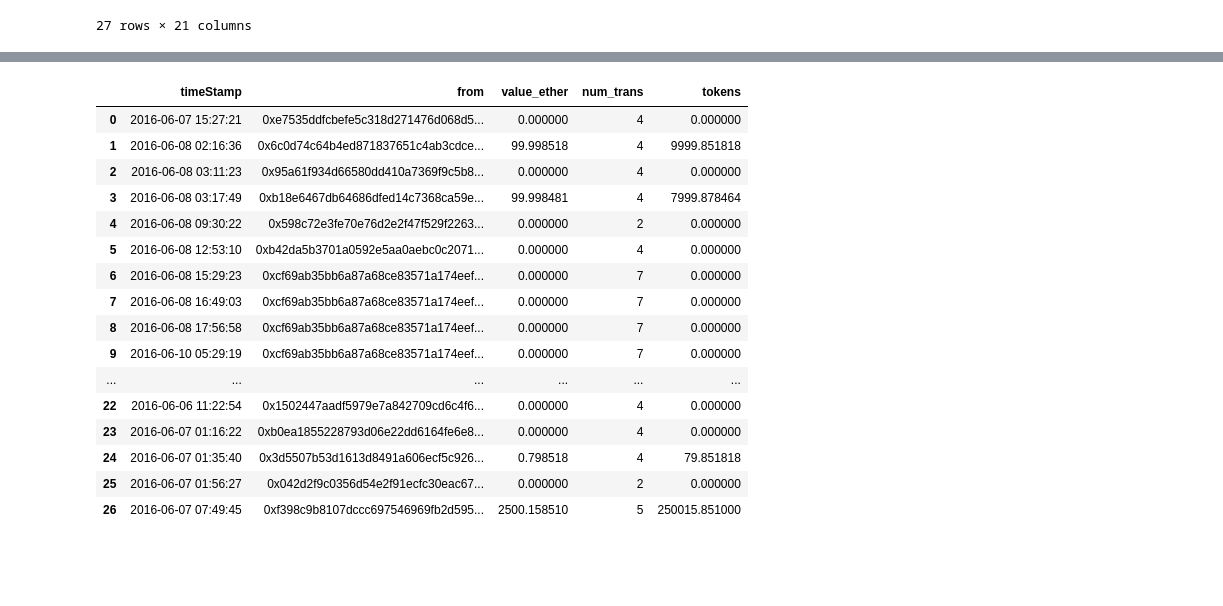
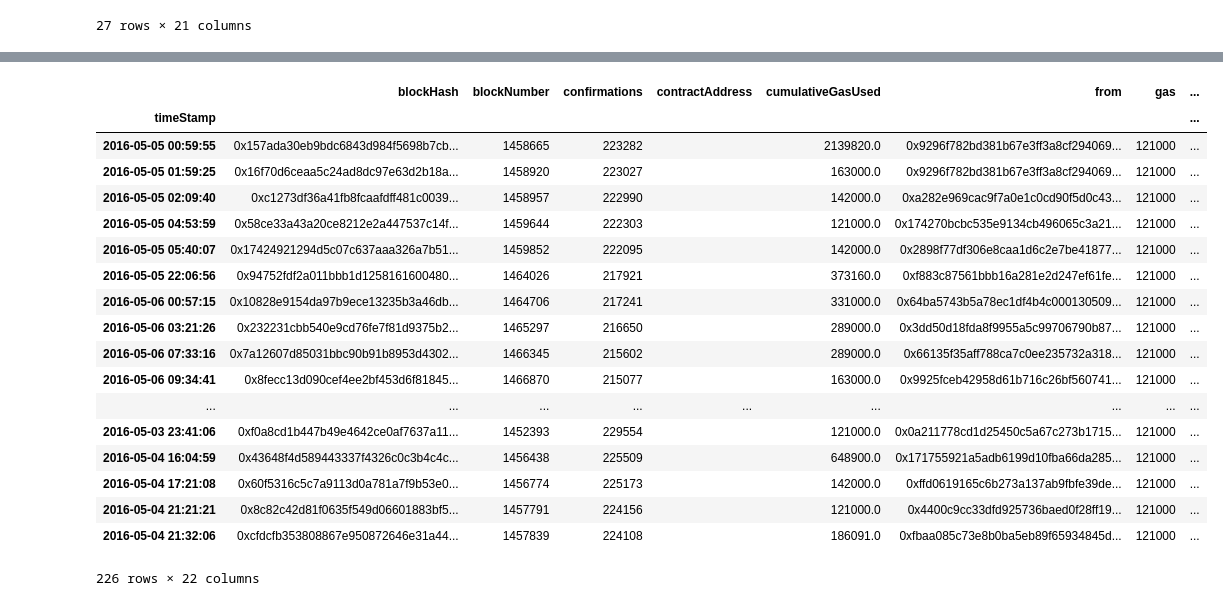
Before and after one commit to corpetty/TBP_metrics, a Jupyter notebook: various_visualizations/dao_transactions/DAO function calls and Voting.ipynb, the cells around one changed output, grey strips where cells are left out. Saved outputs shown, nothing was run; the diff lists cells and outputs as text; code cells hidden in the pictures; blank space fills up the shorter version.

```diff
--- a/various_visualizations/dao_transactions/DAO function calls and Voting.ipynb
+++ b/various_visualizations/dao_transactions/DAO function calls and Voting.ipynb
@@ -34,5 +38,13 @@ trans['gasPrice'] = trans.gasPrice.astype(float)
 trans['gasUsed'] = trans.gasUsed.astype(float)
 trans['value_cum'] = trans.value_ether.cumsum()
 trans.cumulativeGasUsed = trans.cumulativeGasUsed.astype(float)
+trans = trans.set_index('timeStamp')
+# %%
+dao_end_time = datetime(2016, 5, 28, 9, 0, 0, 0)
+dao_phase_one_end = dao_end_time - timedelta(days=14)
+dao_phase_two_end = dao_end_time - timedelta(days=5)
+# %%
+creation = trans[trans.index <= dao_end_time]
+movement = trans[trans.index > dao_end_time]
 # %% [markdown]
 Curator Information:
@@ -150,7 +171,6 @@ trans[trans['functions'].isin(['splitDAO'])]
 | 99816 | 0xa78ed1af2d93a3e0af200325f579236... | 1659144 | 22804 |  | 3075507.0 | 0xf398c9b8107dccc697546969fb2d595... | 3163507 | 2.000000e+10 | ... |
 27 rows × 21 columns
 # %%
-from datetime import datetime, tzinfo, timedelta
 def token_rate(timeStamp):
     token_rate = [1.0 + 0.05*(x+1) for x in range(10)]
     days = [datetime(2016, 5, 28, 9, 0, 0, 0) - timedelta(days=13) + timedelta(days=1)*x for x in range(10)]
@@ -162,5 +182,5 @@ def token_rate(timeStamp):
             return rate
     return 1.5
 
-trans['token_rate'] = trans.timeStamp.apply(token_rate)
-trans['tokens'] = trans.value_ether / trans.token_rate * 100
+creation['token_rate'] = creation.reset_index().timeStamp.apply(token_rate)
+creation['tokens'] = creation.value_ether / creation.token_rate * 100
@@ -172,22 +201,26 @@ cum_trans.columns = ['from', 'num_trans']
 grouped = pd.merge(cum_ether, cum_trans, on='from')
 grouped = pd.merge(grouped, cum_tokens, on='from')
 # %%
-pd.merge(trans[trans['isSplit']][['timeStamp', 'from']], grouped, on='from')
+# pd.merge(trans[trans['isSplit']][['timeStamp', 'from']], grouped, on='from')
-# %% [output]
-|  | timeStamp | from | value_ether | num_trans | tokens |
-| 0 | 2016-06-07 15:27:21 | 0xe7535ddfcbefe5c318d271476d068d5... | 0.000000 | 4 | 0.000000 |
-| 1 | 2016-06-08 02:16:36 | 0x6c0d74c64b4ed871837651c4ab3cdce... | 99.998518 | 4 | 9999.851818 |
-| 2 | 2016-06-08 03:11:23 | 0x95a61f934d66580dd410a7369f9c5b8... | 0.000000 | 4 | 0.000000 |
-| 3 | 2016-06-08 03:17:49 | 0xb18e6467db64686dfed14c7368ca59e... | 99.998481 | 4 | 7999.878464 |
-| 4 | 2016-06-08 09:30:22 | 0x598c72e3fe70e76d2e2f47f529f2263... | 0.000000 | 2 | 0.000000 |
-| 5 | 2016-06-08 12:53:10 | 0xb42da5b3701a0592e5aa0aebc0c2071... | 0.000000 | 4 | 0.000000 |
-| 6 | 2016-06-08 15:29:23 | 0xcf69ab35bb6a87a68ce83571a174eef... | 0.000000 | 7 | 0.000000 |
-| 7 | 2016-06-08 16:49:03 | 0xcf69ab35bb6a87a68ce83571a174eef... | 0.000000 | 7 | 0.000000 |
-| 8 | 2016-06-08 17:56:58 | 0xcf69ab35bb6a87a68ce83571a174eef... | 0.000000 | 7 | 0.000000 |
-| 9 | 2016-06-10 05:29:19 | 0xcf69ab35bb6a87a68ce83571a174eef... | 0.000000 | 7 | 0.000000 |
-| ... | ... | ... | ... | ... | ... |
-| 22 | 2016-06-06 11:22:54 | 0x1502447aadf5979e7a842709cd6c4f6... | 0.000000 | 4 | 0.000000 |
-| 23 | 2016-06-07 01:16:22 | 0xb0ea1855228793d06e22dd6164fe6e8... | 0.000000 | 4 | 0.000000 |
-| 24 | 2016-06-07 01:35:40 | 0x3d5507b53d1613d8491a606ecf5c926... | 0.798518 | 4 | 79.851818 |
-| 25 | 2016-06-07 01:56:27 | 0x042d2f9c0356d54e2f91ecfc30eac67... | 0.000000 | 2 | 0.000000 |
-| 26 | 2016-06-07 07:49:45 | 0xf398c9b8107dccc697546969fb2d595... | 2500.158510 | 5 | 250015.851000 |
+# %%
+creation[creation['functions'].isin(['transfer'])]
+# %% [output]
+|  | blockHash | blockNumber | confirmations | contractAddress | cumulativeGasUsed | from | gas | ... |
+| timeStamp |  |  |  |  |  |  |  | ... |
+| 2016-05-05 00:59:55 | 0x157ada30eb9bdc6843d984f5698b7cb... | 1458665 | 223282 |  | 2139820.0 | 0x9296f782bd381b67e3ff3a8cf294069... | 121000 | ... |
+| 2016-05-05 01:59:25 | 0x16f70d6ceaa5c24ad8dc97e63d2b18a... | 1458920 | 223027 |  | 163000.0 | 0x9296f782bd381b67e3ff3a8cf294069... | 121000 | ... |
+| 2016-05-05 02:09:40 | 0xc1273df36a41fb8fcaafdff481c0039... | 1458957 | 222990 |  | 142000.0 | 0xa282e969cac9f7a0e1c0cd90f5d0c43... | 121000 | ... |
+| 2016-05-05 04:53:59 | 0x58ce33a43a20ce8212e2a447537c14f... | 1459644 | 222303 |  | 121000.0 | 0x174270bcbc535e9134cb496065c3a21... | 121000 | ... |
+| 2016-05-05 05:40:07 | 0x17424921294d5c07c637aaa326a7b51... | 1459852 | 222095 |  | 142000.0 | 0x2898f77df306e8caa1d6c2e7be41877... | 121000 | ... |
+| 2016-05-05 22:06:56 | 0x94752fdf2a011bbb1d1258161600480... | 1464026 | 217921 |  | 373160.0 | 0xf883c87561bbb16a281e2d247ef61fe... | 121000 | ... |
+| 2016-05-06 00:57:15 | 0x10828e9154da97b9ece13235b3a46db... | 1464706 | 217241 |  | 331000.0 | 0x64ba5743b5a78ec1df4b4c000130509... | 121000 | ... |
+| 2016-05-06 03:21:26 | 0x232231cbb540e9cd76fe7f81d9375b2... | 1465297 | 216650 |  | 289000.0 | 0x3dd50d18fda8f9955a5c99706790b87... | 121000 | ... |
+| 2016-05-06 07:33:16 | 0x7a12607d85031bbc90b91b8953d4302... | 1466345 | 215602 |  | 289000.0 | 0x66135f35aff788ca7c0ee235732a318... | 121000 | ... |
+| 2016-05-06 09:34:41 | 0x8fecc13d090cef4ee2bf453d6f81845... | 1466870 | 215077 |  | 163000.0 | 0x9925fceb42958d61b716c26bf560741... | 121000 | ... |
+| ... | ... | ... | ... | ... | ... | ... | ... | ... |
+| 2016-05-03 23:41:06 | 0xf0a8cd1b447b49e4642ce0af7637a11... | 1452393 | 229554 |  | 121000.0 | 0x0a211778cd1d25450c5a67c273b1715... | 121000 | ... |
+| 2016-05-04 16:04:59 | 0x43648f4d589443337f4326c0c3b4c4c... | 1456438 | 225509 |  | 648900.0 | 0x171755921a5adb6199d10fba66da285... | 121000 | ... |
+| 2016-05-04 17:21:08 | 0x60f5316c5c7a9113d0a781a7f9b53e0... | 1456774 | 225173 |  | 142000.0 | 0xffd0619165c6b273a137ab9fbfe39de... | 121000 | ... |
+| 2016-05-04 21:21:21 | 0x8c82c42d81f0635f549d06601883bf5... | 1457791 | 224156 |  | 121000.0 | 0x4400c9cc33dfd925736baed0f28ff19... | 121000 | ... |
+| 2016-05-04 21:32:06 | 0xcfdcfb353808867e950872646e31a44... | 1457839 | 224108 |  | 186091.0 | 0xfbaa085c73e8b0ba5eb89f65934845d... | 121000 | ... |
+226 rows × 22 columns
```
Also changed, not shown: parts of 4 cells of this notebook, 4 other files.
